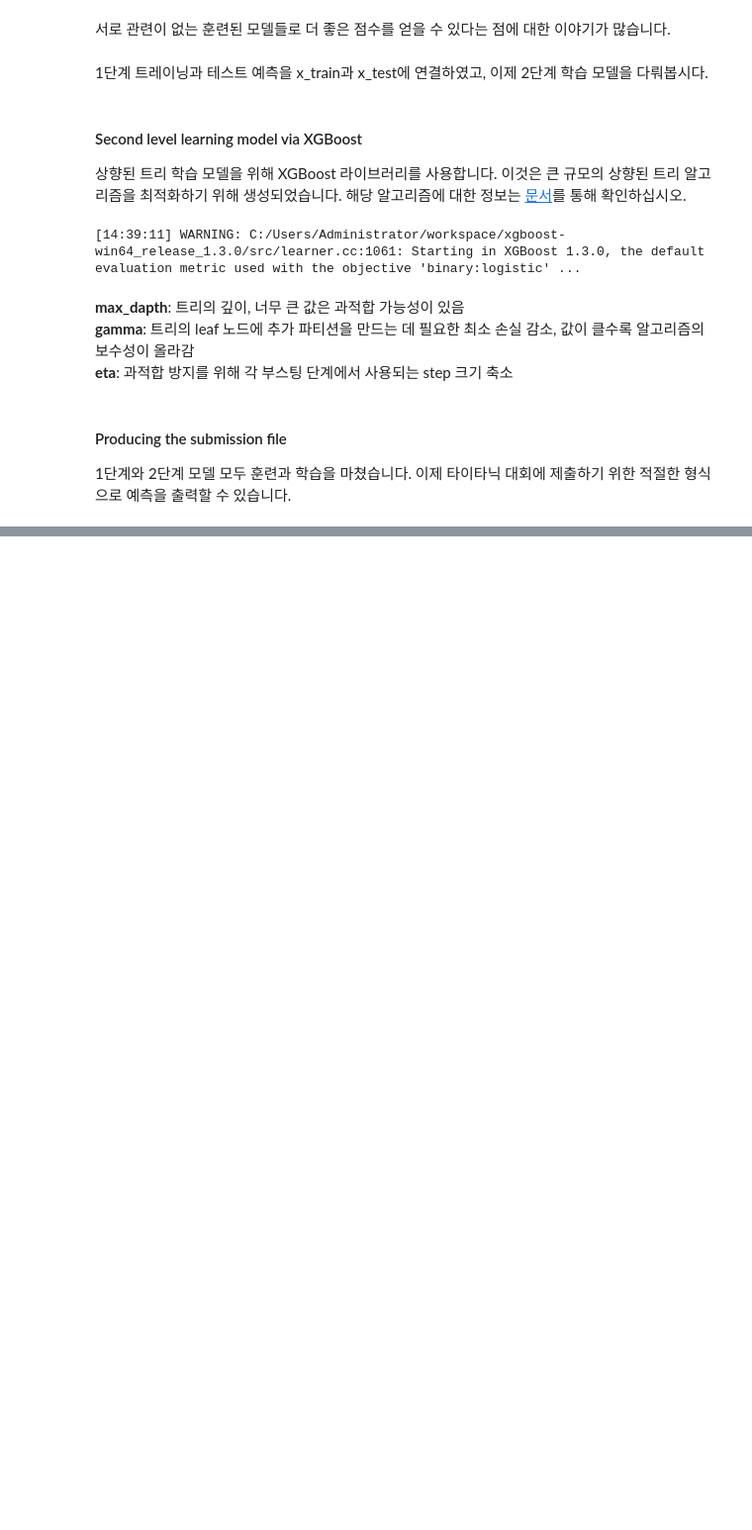
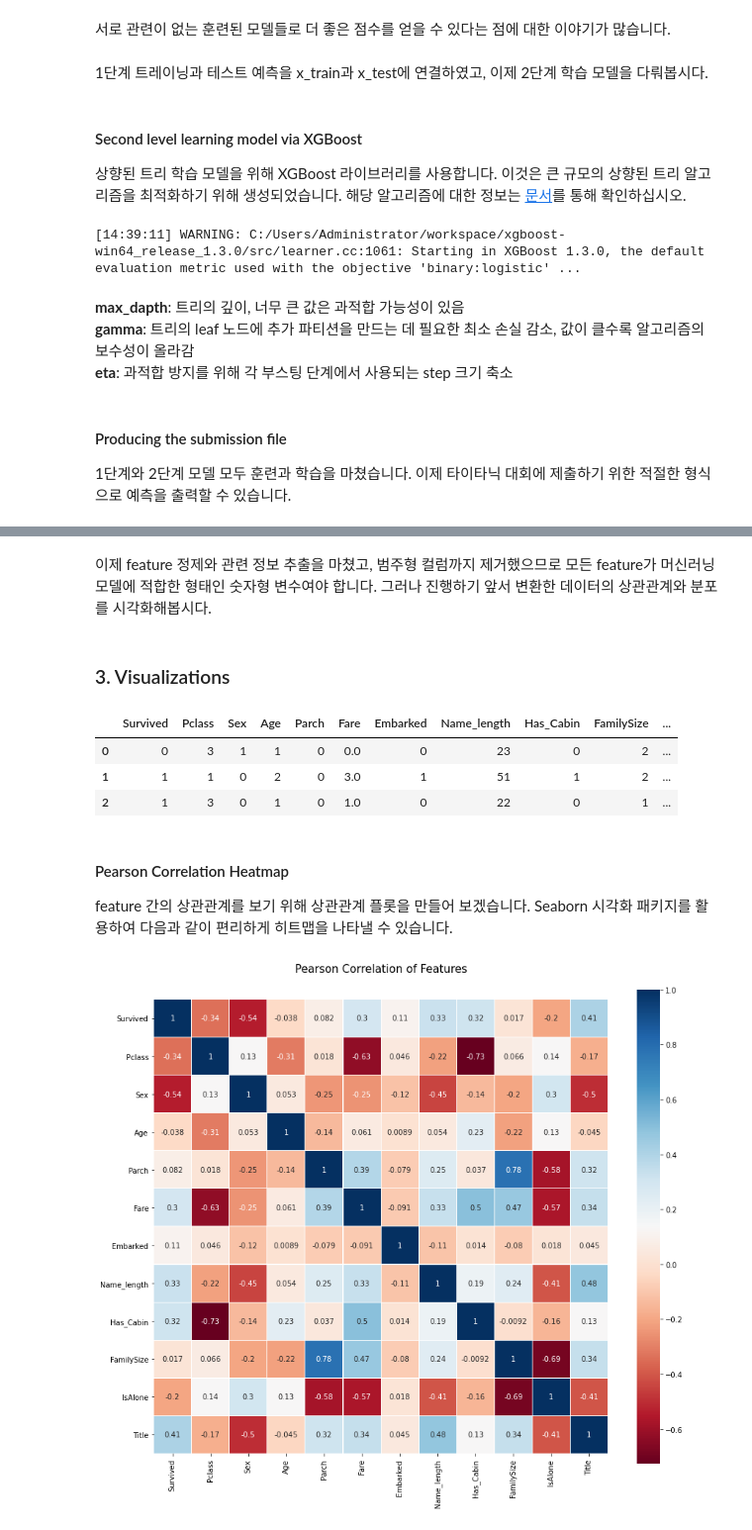
Before and after one commit to Haebuk/kagglestudy, a Jupyter notebook: Titanic competition/titanic_4_이희주.ipynb, the cells around one changed output, grey strips where cells are left out. Shown at 99% size. Cells and saved outputs as stored; diff of their text form; code cells hidden in the pictures; blank space fills up the shorter version.

```diff
--- a/Titanic competition/titanic_4_이희주.ipynb
+++ b/Titanic competition/titanic_4_이희주.ipynb
@@ -604,0 +670,4 @@ StackingSubmission.to_csv('../data/titanic_4_submission.csv', index=False)
+# %%
+# 승객의 객실 유무
+train['Has_Cabin'] = train['Cabin'].apply(lambda x: 0 if type(x) == float else 1)
+test['Has_Cabin'] = test['Cabin'].apply(lambda x: 0 if type(x) == float else 1)
@@ -604,0 +687,15 @@ StackingSubmission.to_csv('../data/titanic_4_submission.csv', index=False)
+# %%
+# Fare 컬럼의 결측값 제거 및 CategoricalFare 컬럼 생성
+for dataset in full_data:
+    dataset['Fare'].fillna(train['Fare'].median(), inplace=True)
+train['CategoricalFare'] = pd.qcut(train['Fare'], 4)
+# %%
+# CategoricalAge 컬럼 생성
+for dataset in full_data:
+    age_avg = dataset['Age'].mean()
+    age_std = dataset['Age'].std()
+    age_null_count = dataset['Age'].isnull().sum()
+    age_null_random_list = np.random.randint(age_avg-age_std, age_avg+age_std, size=age_null_count)
+    dataset['Age'][np.isnan(dataset['Age'])] = age_null_random_list
+    dataset['Age'] = dataset['Age'].astype(int)
+train['CategoricalAge'] = pd.cut(train['Age'], 5)
@@ -604,0 +743,28 @@ StackingSubmission.to_csv('../data/titanic_4_submission.csv', index=False)
+# %%
+# Feature 선택
+drop_elements = ['PassengerId', 'Name', 'Ticket', 'Cabin', 'SibSp']
+train.drop(drop_elements, axis=1, inplace=True)
+train.drop(['CategoricalAge', 'CategoricalFare'], axis=1, inplace=True)
+test.drop(drop_elements, axis=1, inplace=True)
+# %% [markdown]
+이제 feature 정제와 관련 정보 추출을 마쳤고, 범주형 컬럼까지 제거했으므로 모든 feature가 머신러닝 모델에 적합한 형태인 숫자형 변수여야 합니다. 그러나 진행하기 앞서 변환한 데이터의 상관관계와 분포를 시각화해봅시다.
+# %% [markdown]
+### 3. Visualizations
+# %%
+train.head(3)
+# %% [output]
+|  | Survived | Pclass | Sex | Age | Parch | Fare | Embarked | Name_length | Has_Cabin | FamilySize | ... |
+| 0 | 0 | 3 | 1 | 1 | 0 | 0.0 | 0 | 23 | 0 | 2 | ... |
+| 1 | 1 | 1 | 0 | 2 | 0 | 3.0 | 1 | 51 | 1 | 2 | ... |
+| 2 | 1 | 3 | 0 | 1 | 0 | 1.0 | 0 | 22 | 0 | 1 | ... |
+# %% [markdown]
+#### Pearson Correlation Heatmap
+feature 간의 상관관계를 보기 위해 상관관계 플롯을 만들어 보겠습니다. Seaborn 시각화 패키지를 활용하여 다음과 같이 편리하게 히트맵을 나타낼 수 있습니다.
+# %%
+plt.figure(figsize=(14, 12))
+plt.title('Pearson Correlation of Features', y=1.05, size=15)
+sns.heatmap(train.astype(float).corr(), linewidths=0.1, vmax=1.0,
+           square=True, annot=True, cmap='RdBu', linecolor='white')
+plt.show()
+# %% [output]
+[figure, added]
```
Also changed, not shown: parts of 60 cells of this notebook.
